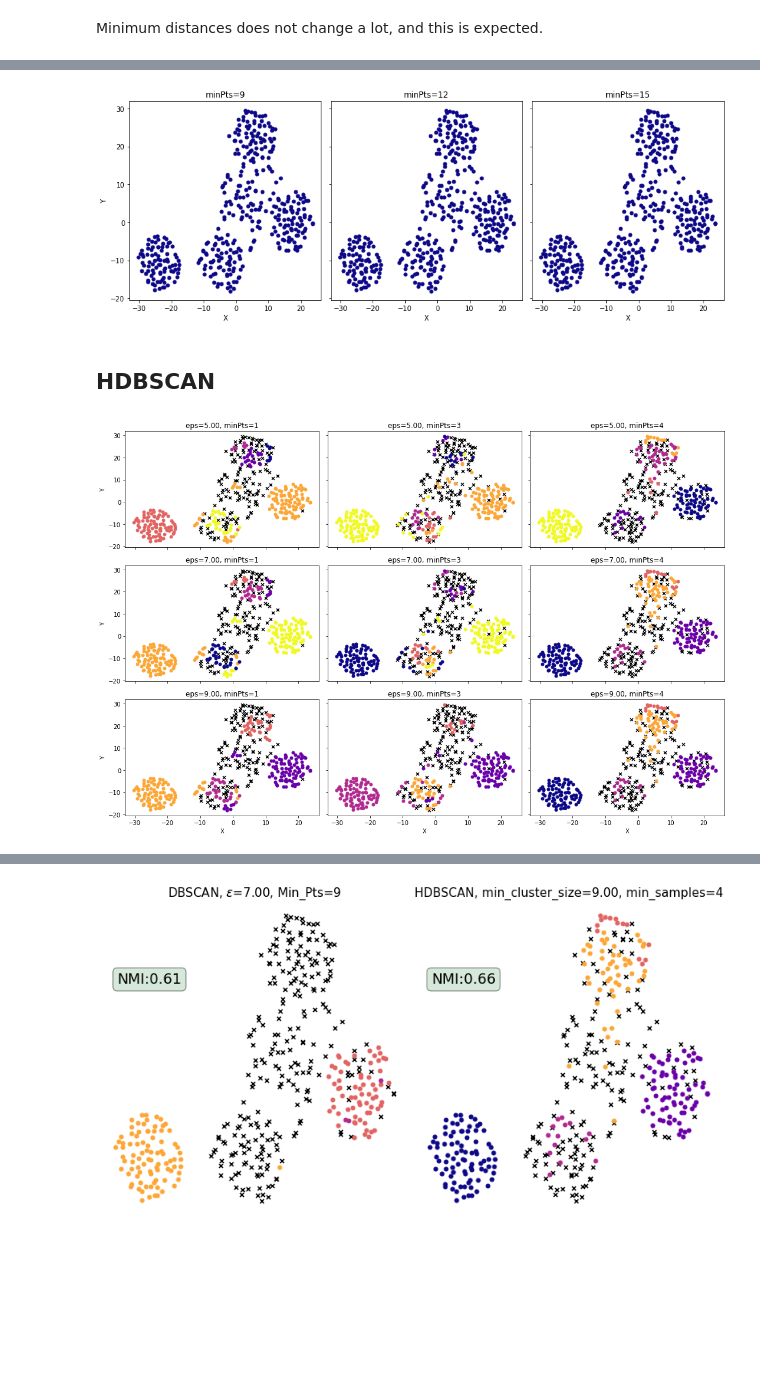
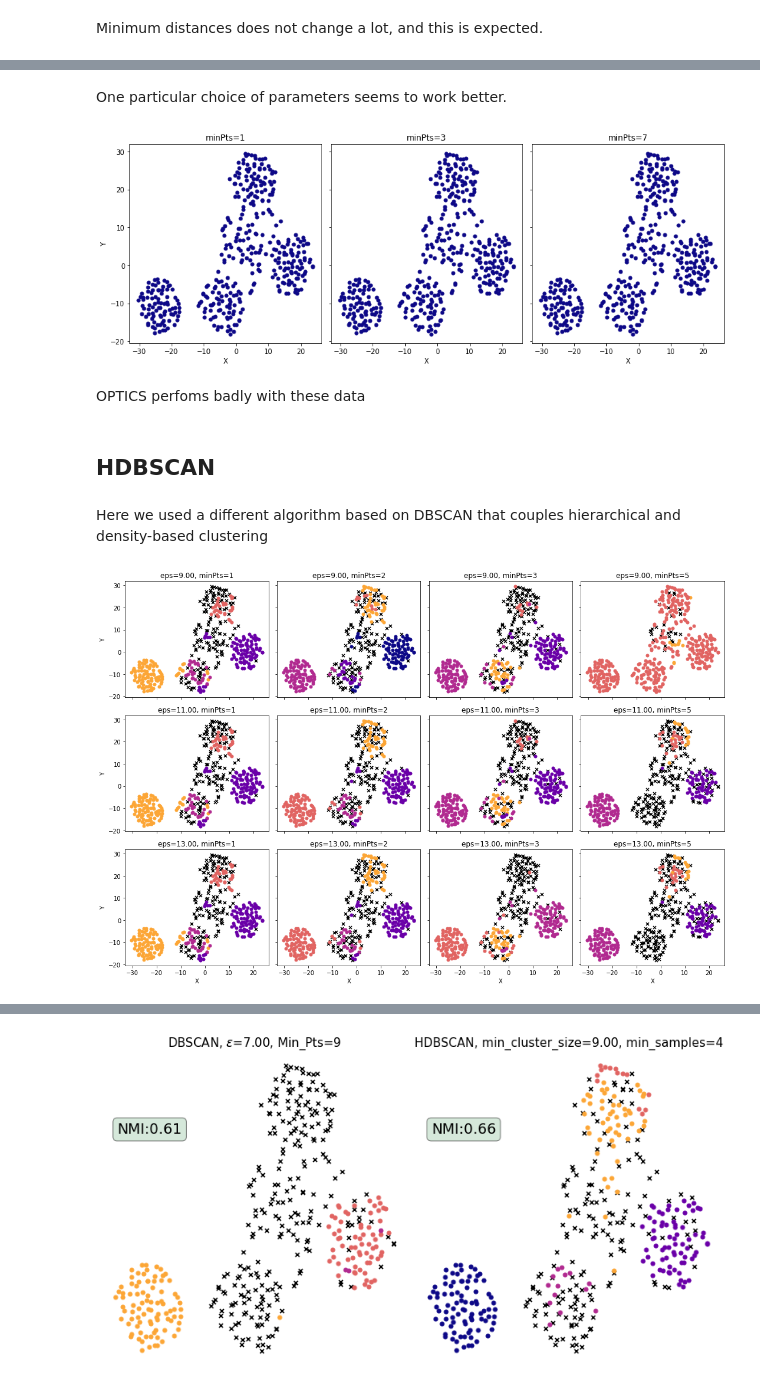
Before and after one commit to LorenzoBuriola/LoCP_moduleB, a Jupyter notebook: Week4/FPGheArt_exercise4.ipynb, the cells around one changed output, grey strips where cells are left out. Drawn from its saved outputs; the diff is of its cells as text; code cells hidden in the pictures; blank space fills up the shorter version.

```diff
--- a/Week4/FPGheArt_exercise4.ipynb
+++ b/Week4/FPGheArt_exercise4.ipynb
@@ -218,7 +190,7 @@ plt.suptitle("Ordered neighbour points distances")
 subax = []
 for i in range(1,3):
 
-    ax[i-1].scatter(range(len(avg_dist[i])), np.sort(avg_dist[i]), alpha = 0.8, color = "#94B0DA", marker = ".")
+    ax[i-1].scatter(range(len(distances[:,i])), np.sort(distances[:,i]), alpha = 0.8, color = "#94B0DA", marker = ".")
     #ax[i].axhline(values[i])
     ax[i-1].set_title(f" {min_sample_range[i]} neighbours")
     ax[i-1].axhline(values[i],0,800, color="#1B9AAA", linestyle="--")
@@ -227,7 +199,7 @@ for i in range(1,3):
     subax[i-1].set_xlim(600-(i-1)*70,800-(i-1)*70)
     subax[i-1].set_ylim(values[i]-3000,values[i]+3000)
     subax[i-1].axhline(values[i],0,800, color="#1B9AAA", linestyle="--")
-    subax[i-1].scatter(range(len(avg_dist[i])), np.sort(avg_dist[i]), alpha = 0.8, color = "#94B0DA", marker = ".")
+    subax[i-1].scatter(range(len(distances[:,i])), np.sort(distances[:,i]), alpha = 0.8, color = "#94B0DA", marker = ".")
     plt.xticks(visible=False)
     plt.yticks(visible=False)
     mark_inset(ax[i-1], subax[i-1], loc1=1, loc2=3,fc="none", ec="0.5")
@@ -305,13 +277,6 @@ plt.show()
 # %%
 eps_range = [ 13000, 16000, 19000, 22000]
 min_sample_range = [3,5,10]
-cpalette = ["red", "green", "blue","orange", "#006FA6", "#A30059", "#0000A6", "#63FFAC","#B79762", "#004D43", "#8FB0FF", "#997D87","#5A0007", "#809693","#1B4400", "#4FC601", "#3B5DFF", "#4A3B53","#886F4C","#34362D", "#B4A8BD", "#00A6AA", "#452C2C","#636375", "#A3C8C9", "#FF913F", "#938A81","#575329", "#00FECF", "#B05B6F"]
-
-def plotting_ax(X, y, ax):
-    # plotting function
-    for i, yu in enumerate(np.unique(y)):
-        pos = (y == yu)
-        ax.scatter(X[pos,0], X[pos,1], c=cpalette[i%len(cpalette)], s=4, marker = "o")
 
 fig, ax = plt.subplots(1,len(min_sample_range),figsize=(13,5), sharex = True, sharey = True)
 y_pred = []
@@ -322,6 +287,7 @@ for j, min_samples in enumerate(min_sample_range):
     y = model.labels_
     y_pred.append(y)
     plotting_ax(data_embedded_list[1],y,ax[j])
+    ax[j].axis("off")
     ax[j].set_title('minPts=%i'%(min_samples))
     ax[j].set_xlabel("X")
     ax[0].set_ylabel("Y")
@@ -482,6 +449,6 @@ The eps parameters we chose are 5,9,13,16 and no other one seems to have any bet
 # %%
 eps_range = [5, 7, 9]
-min_sample_range = [9, 12, 15]
+min_sample_range = [3, 5, 9, 12]
 cmap = cm.get_cmap('plasma', 6)  # matplotlib color palette name, n colors
 cpalette = []
 
@@ -536,5 +501,7 @@ plt.savefig("36DIM_DBSCAN_NMI.pdf")
+# %% [markdown]
+One particular choice of parameters seems to work better.
 # %%
-min_sample_range = [9, 12, 15]
+min_sample_range = [1, 3, 7]
 cmap = cm.get_cmap('plasma', 6)  # matplotlib color palette name, n colors
 cpalette = []
 
@@ -542,21 +509,11 @@ for i in range(cmap.N):
     rgb = cmap(i)[:3]  # will return rgba, we take only first 3 so we get rgb
     cpalette.append(mpl.colors.rgb2hex(rgb))
 
-
-def plotting_ax(X, y, ax):
-    # plotting function
-    for i, yu in enumerate(np.unique(y)):
-        pos = (y == yu)
-        if yu == -1:
-            ax.scatter(X[pos,0], X[pos,1], c='k', s=25, marker = "x")
-        else:
-            ax.scatter(X[pos,0], X[pos,1], c=cpalette[i%len(cpalette)], s=25, marker = "o")
-
 fig, ax = plt.subplots(1,len(min_sample_range),figsize=(13,5), sharex = True, sharey = True)
 y_pred = []
 
 for j, min_samples in enumerate(min_sample_range):
-    model = OPTICS(min_samples=min_samples, cluster_method='dbscan', max_eps = 10)
+    model = OPTICS(min_samples=min_samples, cluster_method='dbscan', max_eps = 8)
     model.fit(x)
     y = model.labels_
     y_pred.append(y)
@@ -568,12 +525,16 @@ plt.savefig("36DIM_OPTICSGRID.pdf")
 plt.tight_layout(h_pad=0.5)
 plt.show()
 # %% [output]
-[figure, old version]
+[figure, new version]
+# %% [markdown]
+OPTICS perfoms badly with these data
 # %% [markdown]
 ## HDBSCAN
+# %% [markdown]
+Here we used a different algorithm based on DBSCAN that couples hierarchical and density-based clustering
 # %%
-eps_range = [5,7,9]
-min_sample_range = [1,3,4]
+eps_range = [9, 11, 13]
+min_sample_range = [1, 2, 3, 5]
 cmap = cm.get_cmap('plasma', 6)  # matplotlib color palette name, n colors
 cpalette = []
 
@@ -583,31 +544,31 @@ for i in range(cmap.N):
 
 cpalette = list(reversed(cpalette))
 
 def plotting_ax(X, y, ax):
     # plotting function
     for i, yu in enumerate(np.unique(y)):
         pos = (y == yu)
         if yu == -1:
             ax.scatter(X[pos,0], X[pos,1], c='k', s=25, marker = "x")
         else:
             ax.scatter(X[pos,0], X[pos,1], c=cpalette[i%len(cpalette)], s=25, marker = "o")
 
 fig, ax = plt.subplots(len(eps_range),len(min_sample_range),figsize=(15,10), sharex = True, sharey = True)
 y_pred = []
 
 for i, eps in enumerate(eps_range):
     for j, min_samples in enumerate(min_sample_range):
         model = hdbscan.HDBSCAN(algorithm='best',metric='p', min_cluster_size=eps, min_samples=min_samples)
         model.fit(x)
         y_pred.append(model.labels_)
         y = model.labels_
         plotting_ax(x_embedded_list[1],y,ax[i,j])
         ax[i,j].set_title('eps=%.2f, minPts=%i'%(eps,min_samples))
         ax[2,j].set_xlabel("X")
         ax[i,0].set_ylabel("Y")
 
 plt.tight_layout(h_pad=1)
 plt.savefig("36DIM_HDBSCAN.pdf")
 plt.show()
 # %% [output]
-[figure, old version]
+[figure, new version]
```
Also changed, not shown: parts of 28 cells of this notebook.
